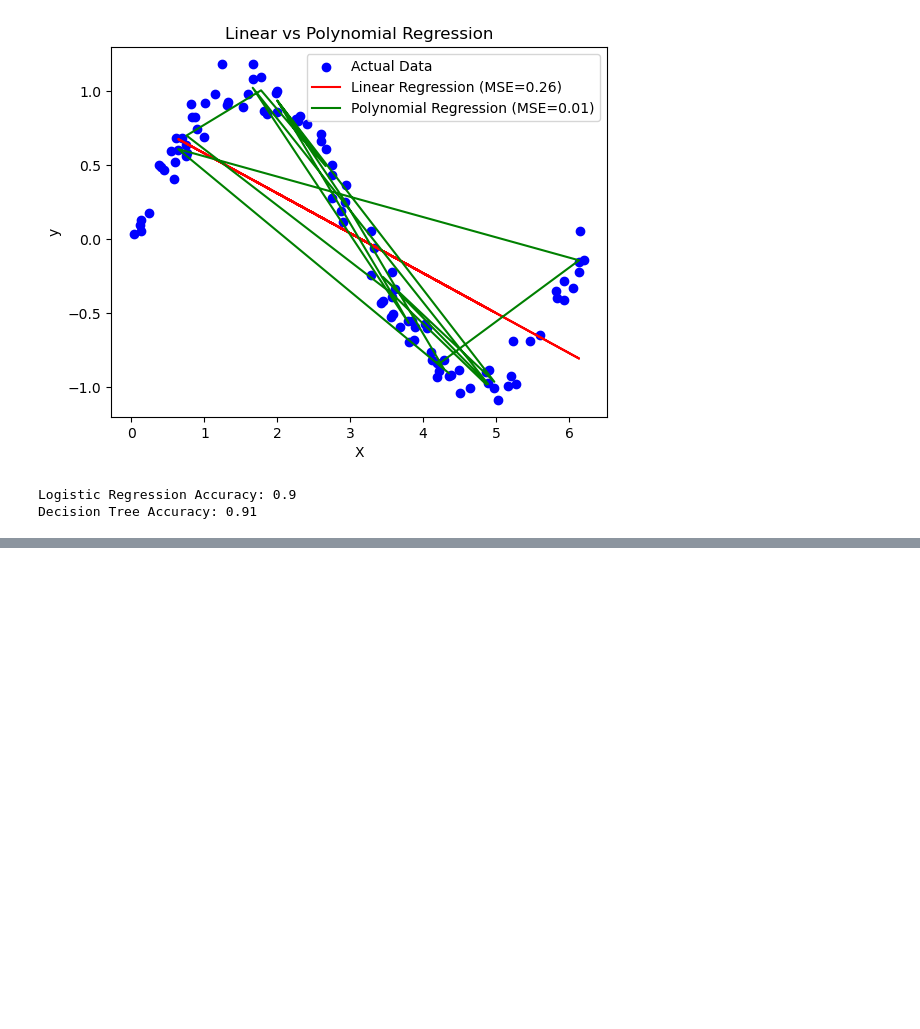
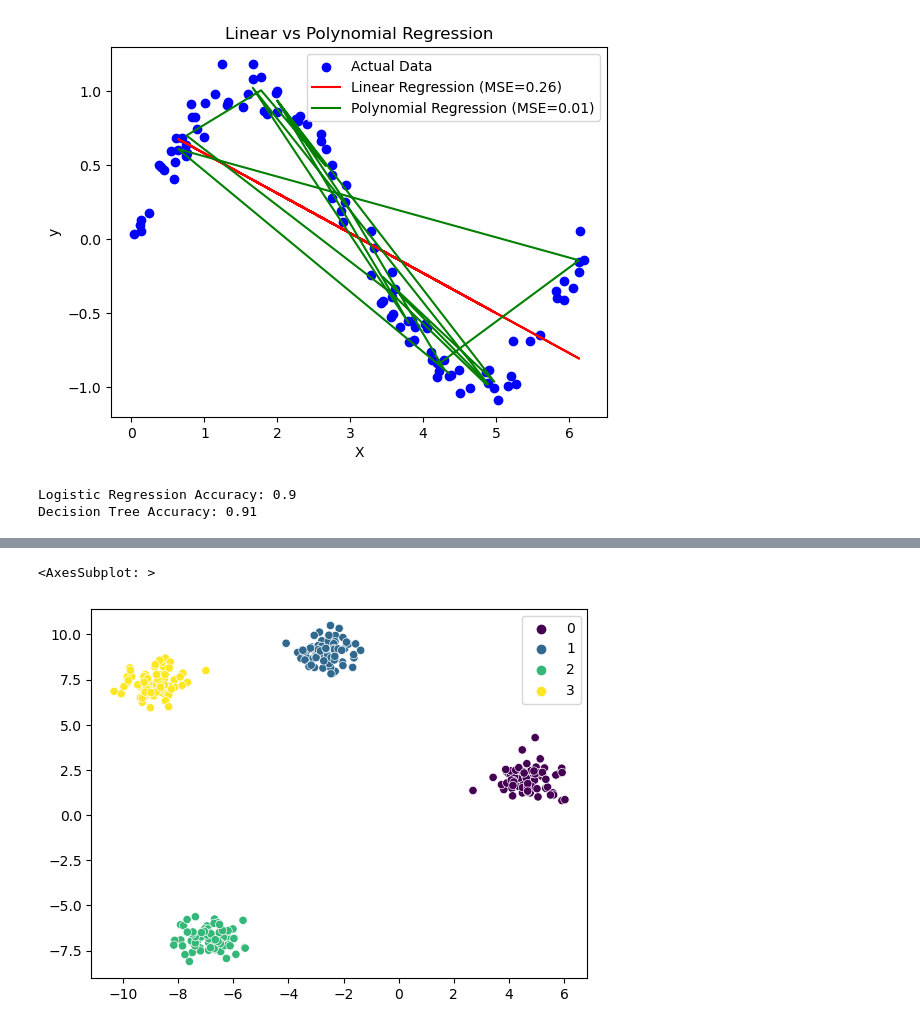
Before and after one commit to Yeminhtay11/study_python, a Jupyter notebook: week3/training3.ipynb, the cells around one changed output, grey strips where cells are left out. Cells and saved outputs as stored; diff of their text form; code cells hidden in the pictures; blank space fills up the shorter version.

```diff
--- a/week3/training3.ipynb
+++ b/week3/training3.ipynb
@@ -233,0 +253,6 @@ plt.show()
+# %%
+import seaborn as sns
+sns.scatterplot(x=X[:, 0], y=X[:, 1], hue=kmeans_labels, palette='viridis')
+# %% [output]
+<AxesSubplot: >
+[figure, added]
```
Also changed, not shown: parts of 2 cells of this notebook.
